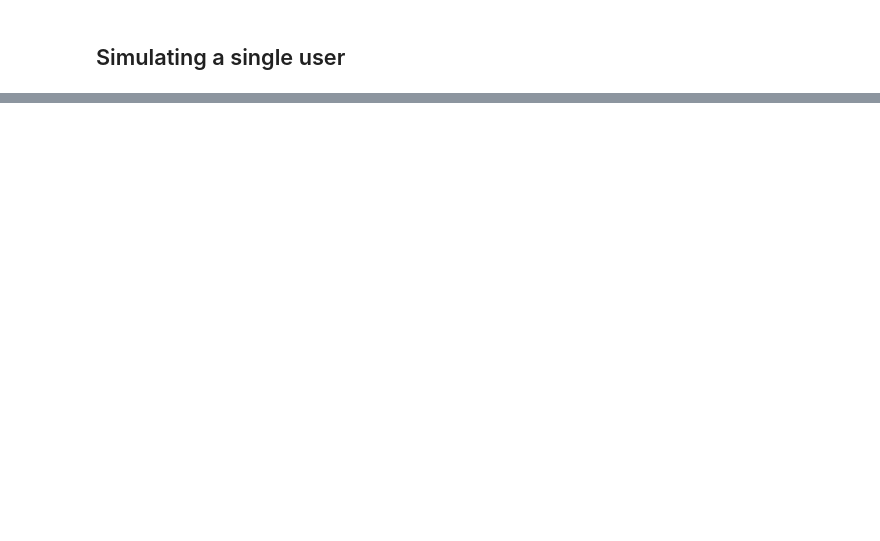
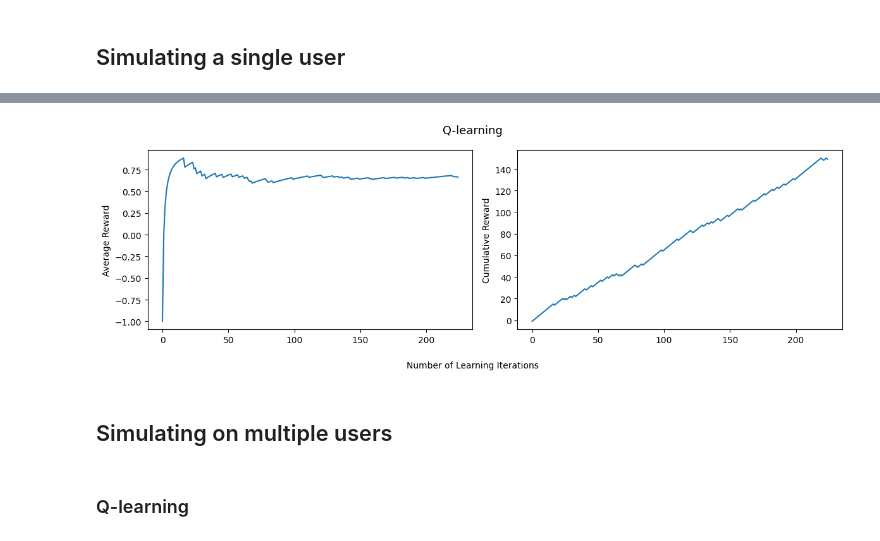
Before and after one commit to cyalbert25/EE568-StudentRLProject-1, a Jupyter notebook: WriteUpRight.ipynb, the cells around one changed output, grey strips where cells are left out. Drawn from its saved outputs; the diff is of its cells as text; code cells hidden in the pictures; blank space fills up the shorter version.

```diff
--- a/WriteUpRight.ipynb
+++ b/WriteUpRight.ipynb
@@ -474,0 +423,11 @@ print(Q)
+# %%
+# SARSA
+Q, env, average_rewards, cum_rewards, idxs = user.simulation("SARSA", num_iterations=1200, explore_rate=0.1, max_delay=7)
+
+print("Q values:")
+print(Q)
+print()
+
+print("Optimal_actions:")
+print(user.optimal_actions(Q))
+print()
@@ -474,0 +446,20 @@ print(Q)
+# %%
+fig, axs = plt.subplots(1, 2, figsize=(12, 4))
+
+# Plot average_rewards
+axs[0].plot(average_rewards)
+axs[0].set_ylabel('Average Reward')
+
+# Plot cum_rewards
+axs[1].plot(cum_rewards)
+axs[1].set_ylabel('Cumulative Reward')
+
+fig.supxlabel('Number of Learning Iterations', fontsize=10)
+fig.suptitle('Q-learning', fontsize=13)
+
+plt.tight_layout()
+plt.show()
+# %% [output]
+[figure, added]
+# %% [markdown]
+## Simulating on multiple users
@@ -474,0 +469,2 @@ print(Q)
+# %% [markdown]
+### Q-learning
```
Also changed, not shown: parts of 31 cells of this notebook, 2 other files.
